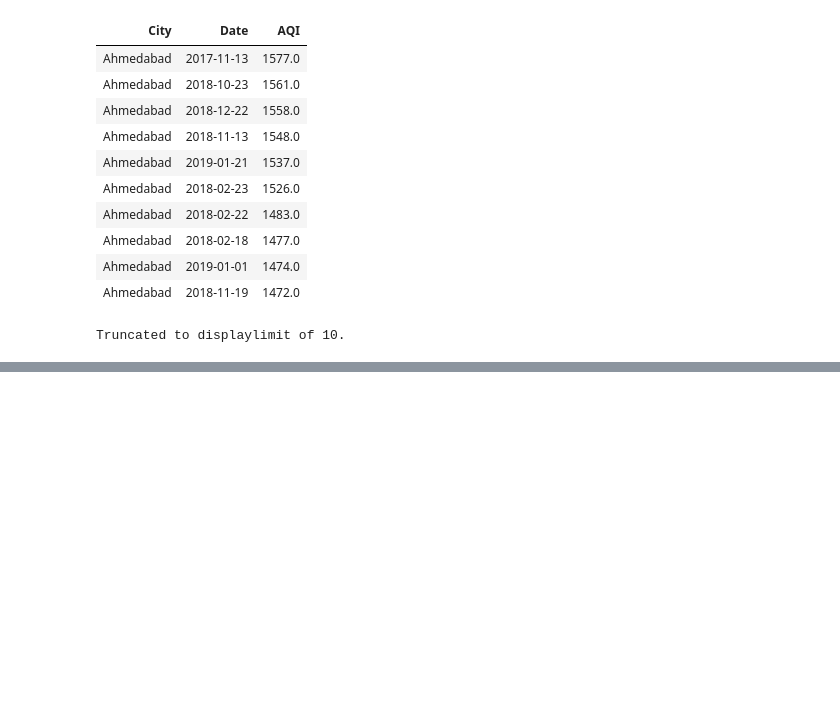
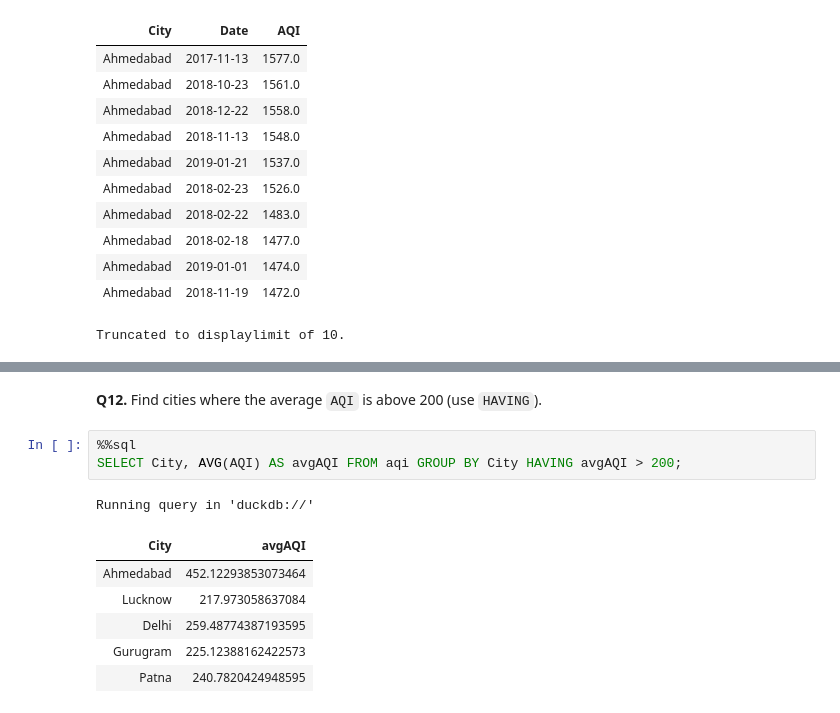
Before and after one commit to shefali-walia/ds-foundations, a Jupyter notebook: week08-sql/practice.ipynb, the cells around one changed output, grey strips where cells are left out. Drawn from its saved outputs; the diff is of its cells as text; blank space fills up the shorter version.

```diff
--- a/week08-sql/practice.ipynb
+++ b/week08-sql/practice.ipynb
@@ -186,0 +206,13 @@ Truncated to displaylimit of 10.
+# %% [markdown]
+**Q12.** Find cities where the average `AQI` is above 200 (use `HAVING`).
+# %%
+%%sql
+SELECT City, AVG(AQI) AS avgAQI FROM aqi GROUP BY City HAVING avgAQI > 200;
+# %% [output]
+Running query in 'duckdb://'
+| City | avgAQI |
+| Ahmedabad | 452.12293853073464 |
+| Lucknow | 217.973058637084 |
+| Delhi | 259.48774387193595 |
+| Gurugram | 225.12388162422573 |
+| Patna | 240.7820424948595 |
```
Also changed, not shown: parts of 6 cells of this notebook.
